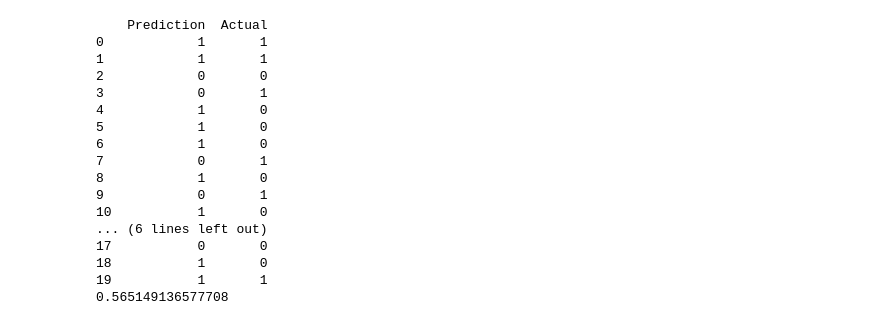
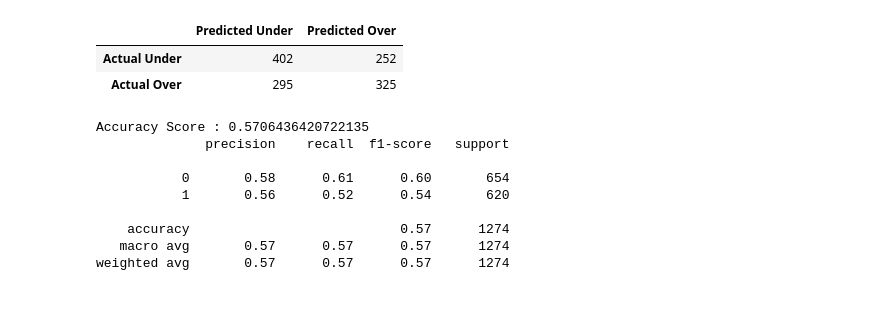
Before and after one commit to ksdisch/NFL_Totals-MachineLearningModel, a Jupyter notebook: OverUnderML1.ipynb, the cells around one changed output. Drawn from its saved outputs; the diff is of its cells as text; code cells hidden in the pictures.

```diff
--- a/OverUnderML1.ipynb
+++ b/OverUnderML1.ipynb
@@ -88,23 +86,28 @@ LogisticRegression(max_iter=2000, random_state=1)
 # %%
-y_pred = classifier.predict(X_test_scaled)
-results = pd.DataFrame({'Prediction':y_pred, 'Actual':y_test}).reset_index(drop=True)
-print(results.head(20))
-print(accuracy_score(y_test, y_pred))
+predictions = classifier.predict(X_test_scaled)
+results = pd.DataFrame({'Prediction':predictions, 'Actual':y_test}).reset_index(drop=True)
+
+# Calculating the confusion matrix.
+cm = confusion_matrix(y_test, predictions)
+
+# Create a DataFrame from the confusion matrix.
+cm_df = pd.DataFrame(
+    cm, index=["Actual Under", "Actual Over"], columns=["Predicted Under", "Predicted Over"])
+logreg_acc_score = accuracy_score(y_test, predictions)
+
+display(cm_df)
+print(f"Accuracy Score : {logreg_acc_score}")
+print(classification_report(y_test, predictions))
 # %% [output]
+|  | Predicted Under | Predicted Over |
+| Actual Under | 402 | 252 |
+| Actual Over | 295 | 325 |
-    Prediction  Actual
-0            1       1
-1            1       1
-2            0       0
-3            0       1
-4            1       0
-5            1       0
-6            1       0
-7            0       1
-8            1       0
-9            0       1
-10           1       0
-... (6 lines left out)
-17           0       0
-18           1       0
-19           1       1
-0.565149136577708
+Accuracy Score : 0.5706436420722135
+              precision    recall  f1-score   support
+
+           0       0.58      0.61      0.60       654
+           1       0.56      0.52      0.54       620
+
+    accuracy                           0.57      1274
+   macro avg       0.57      0.57      0.57      1274
+weighted avg       0.57      0.57      0.57      1274
```
Also changed, not shown: parts of 61 cells of this notebook.
